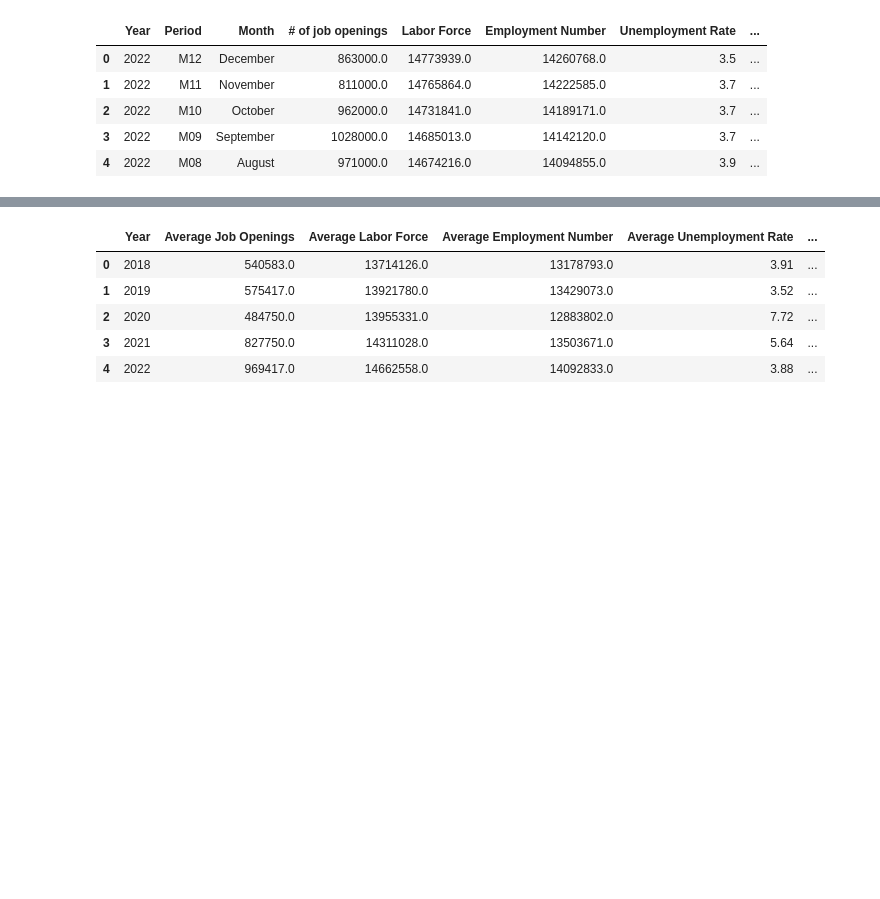
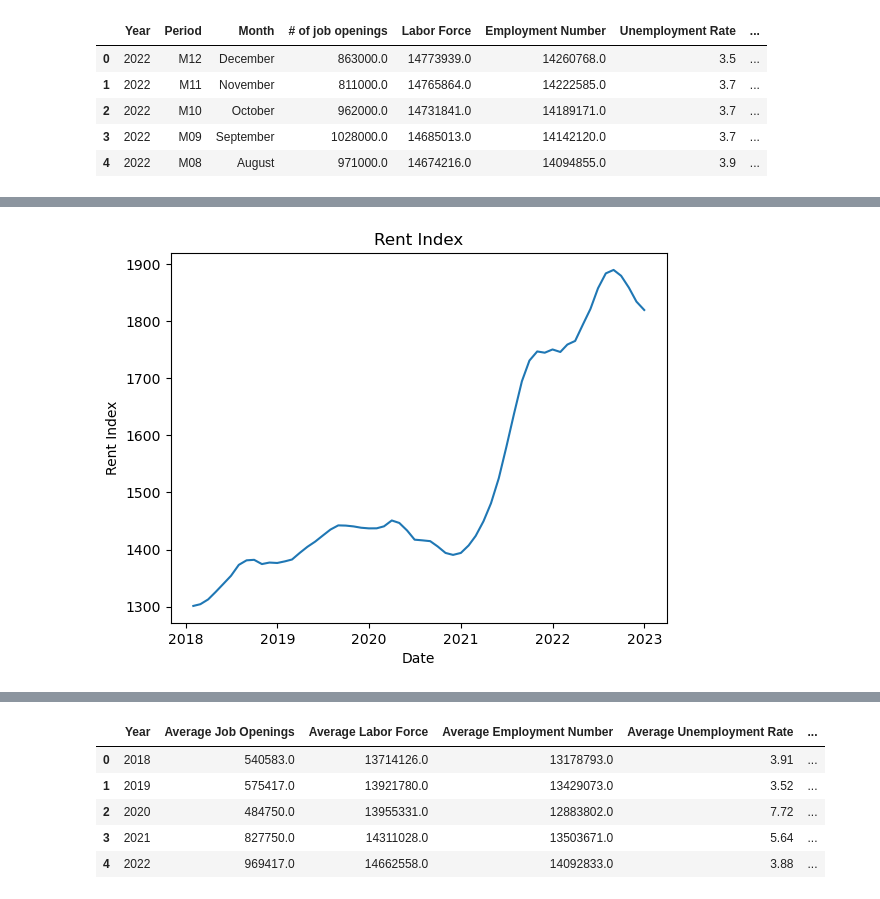
Before and after one commit to lynnlee2002/project-1, a Jupyter notebook: CODEine_project_1.ipynb, the cells around one changed output, grey strips where cells are left out. Saved outputs shown, nothing was run; the diff lists cells and outputs as text; code cells hidden in the pictures; blank space fills up the shorter version.

Commit message:
Adding in housing and rent data

```diff
--- a/CODEine_project_1.ipynb
+++ b/CODEine_project_1.ipynb
@@ -436,0 +496,8 @@ population_2022 = 30029572
+# %%
+plt.plot(rent_index_df['date'], rent_index_df['Rent Index'])
+plt.title('Rent Index')
+plt.xlabel('Date')
+plt.ylabel('Rent Index')
+plt.show()
+# %% [output]
+[figure, added]
```
Also changed, not shown: parts of 6 cells of this notebook.
